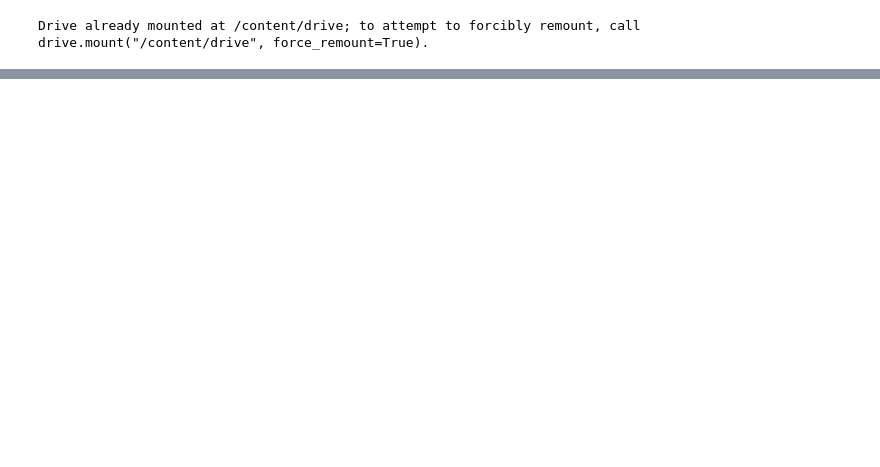
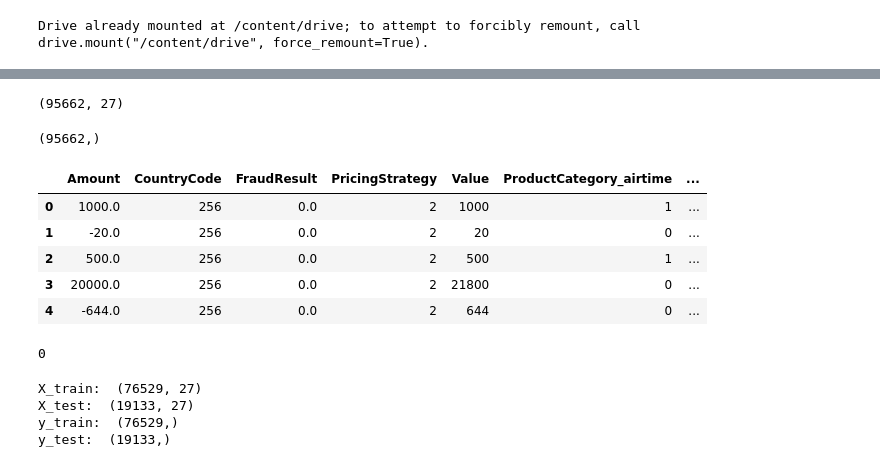
Before and after one commit to Kwazi083/Xente-Fraud-Detection-Challenge, a Jupyter notebook: Xente_Fraud_Detection_Challenge_Zindi.ipynb, the cells around one changed output, grey strips where cells are left out. Cells and saved outputs as stored; diff of their text form; code cells hidden in the pictures; blank space fills up the shorter version.

```diff
--- a/Xente_Fraud_Detection_Challenge_Zindi.ipynb
+++ b/Xente_Fraud_Detection_Challenge_Zindi.ipynb
@@ -32,0 +234,3 @@ test_df.head()
+# %%
+#Drop the variables I won't be using
+combined_df.drop(['AccountId', 'BatchId', 'CurrencyCode', 'CustomerId', 'ProductId', 'SubscriptionId', 'TransactionId'], axis=1, inplace=True)
@@ -32,0 +247,3 @@ test_df.head()
+# %%
+train_df = combined_df[pd.notnull(combined_df['FraudResult'])]
+test_df = combined_df[pd.isnull(combined_df['FraudResult'])].drop(['FraudResult'], axis=1)
@@ -32,0 +265,19 @@ test_df.head()
+# %%
+X.shape
+# %% [output]
+(95662, 27)
+# %%
+y.shape
+# %% [output]
+(95662,)
+# %%
+both_df = pd.concat([train_df,test_df],axis = 0, sort = False)
+# %%
+both_df.head()
+# %% [output]
+|  | Amount | CountryCode | FraudResult | PricingStrategy | Value | ProductCategory_airtime | ... |
+| 0 | 1000.0 | 256 | 0.0 | 2 | 1000 | 1 | ... |
+| 1 | -20.0 | 256 | 0.0 | 2 | 20 | 0 | ... |
+| 2 | 500.0 | 256 | 0.0 | 2 | 500 | 1 | ... |
+| 3 | 20000.0 | 256 | 0.0 | 2 | 21800 | 0 | ... |
+| 4 | -644.0 | 256 | 0.0 | 2 | 644 | 0 | ... |
@@ -32,0 +288,4 @@ test_df.head()
+# %%
+y.isnull().sum()
+# %% [output]
+0
@@ -32,0 +295,11 @@ test_df.head()
+# %%
+#Print shape for each set
+print('X_train: ', X_train.shape)
+print('X_test: ', X_test.shape)
+print('y_train: ', y_train.shape)
+print('y_test: ', y_test.shape)
+# %% [output]
+X_train:  (76529, 27)
+X_test:  (19133, 27)
+y_train:  (76529,)
+y_test:  (19133,)
```
Also changed, not shown: parts of 43 cells of this notebook.
